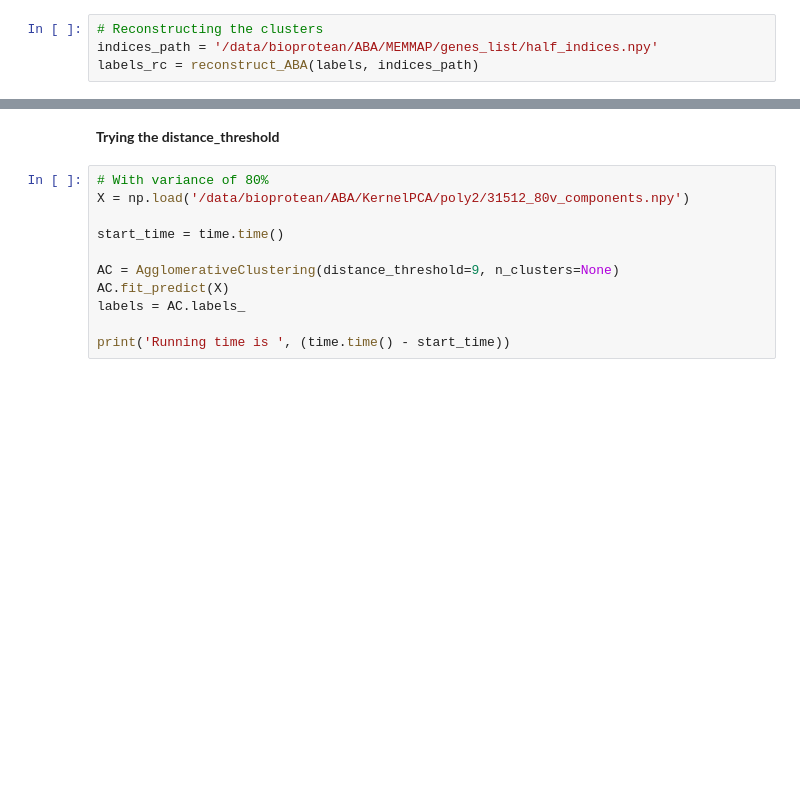
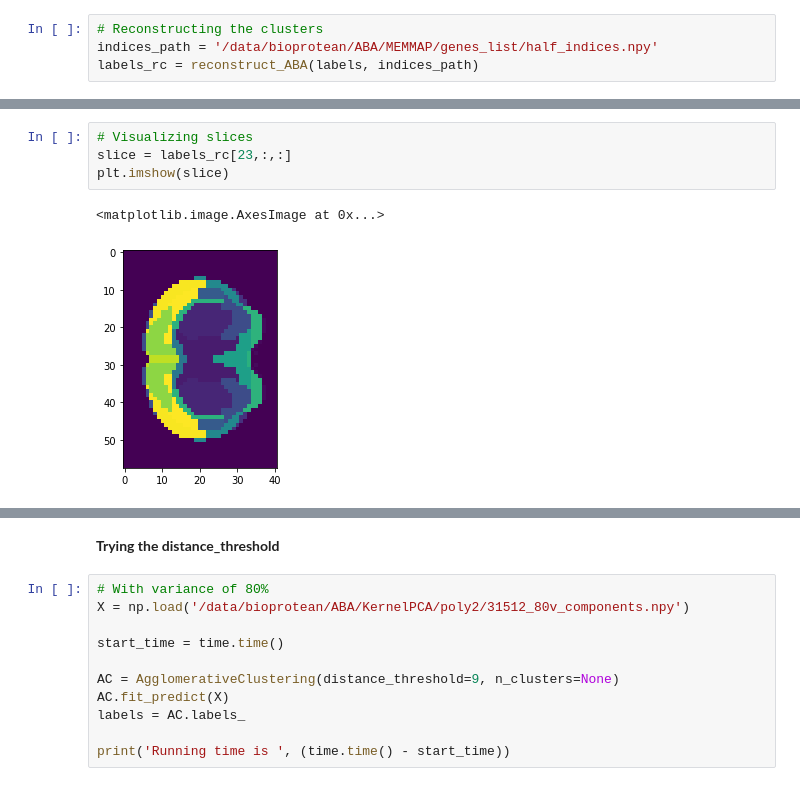
Before and after one commit to BioProteanLabs/Morphontogeny, a Jupyter notebook: morphontogeny/Jupyter/ABA/ABA_AgglomerativeClustering.ipynb, the cells around one changed output, grey strips where cells are left out. Drawn from its saved outputs; the diff is of its cells as text; blank space fills up the shorter version.

```diff
--- a/morphontogeny/Jupyter/ABA/ABA_AgglomerativeClustering.ipynb
+++ b/morphontogeny/Jupyter/ABA/ABA_AgglomerativeClustering.ipynb
@@ -27,0 +45,7 @@ labels_rc = reconstruct_ABA(labels, indices_path)
+# %%
+# Visualizing slices
+slice = labels_rc[23,:,:]
+plt.imshow(slice)
+# %% [output]
+<matplotlib.image.AxesImage at 0x...>
+[figure, added]
```
Also changed, not shown: parts of 5 cells of this notebook, 8 other files.
